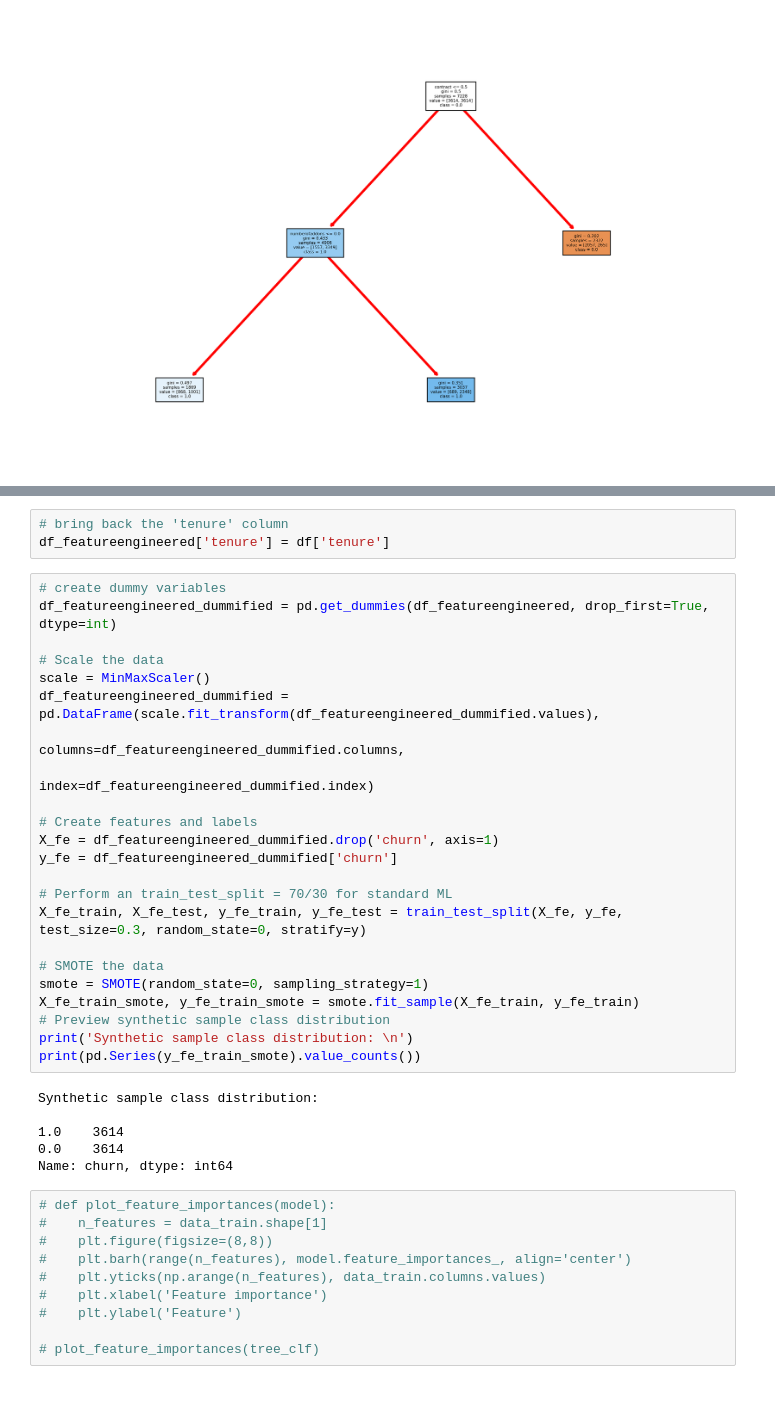
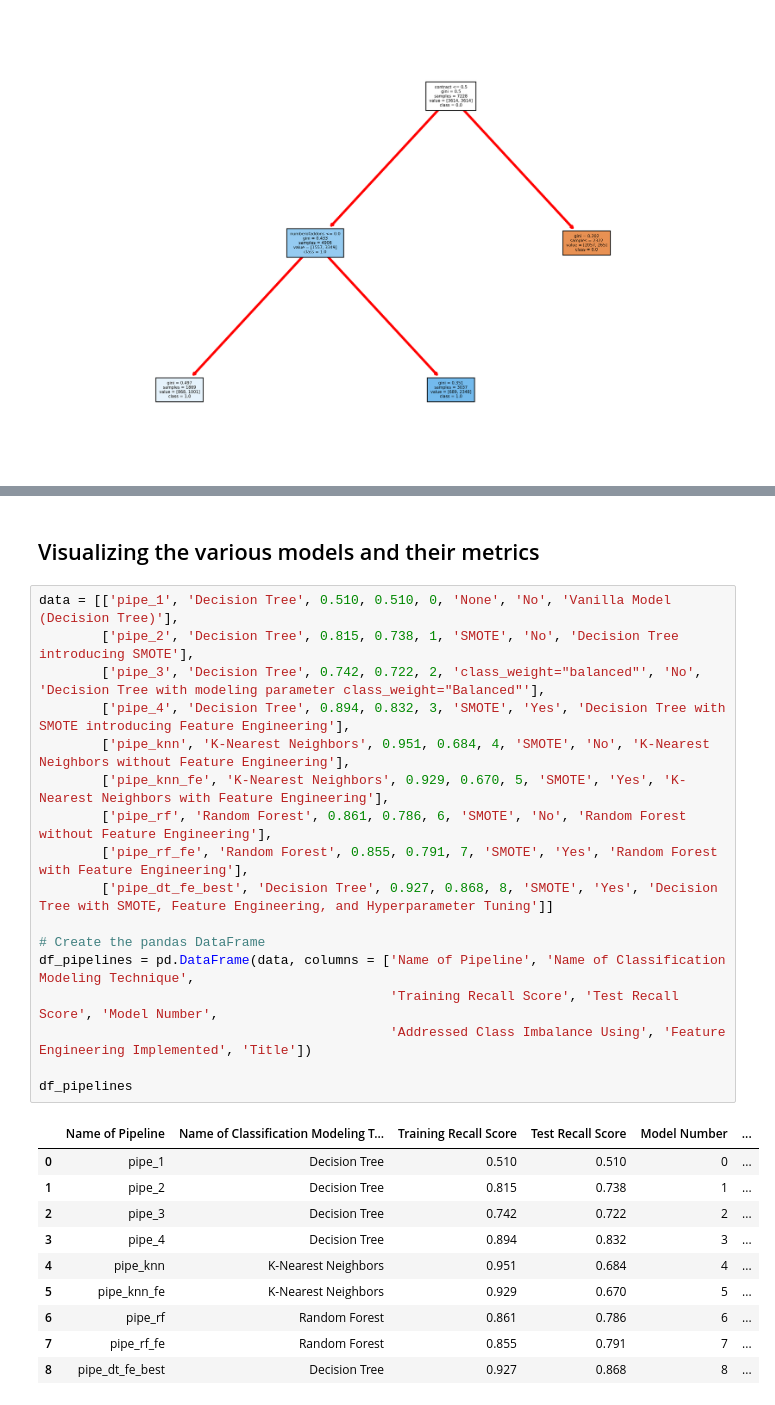
Before and after one commit to mattielips/customer-retention-modeling, a Jupyter notebook: Modeling.ipynb, the cells around one changed output, grey strips where cells are left out. Saved outputs shown, nothing was run; the diff lists cells and outputs as text.

```diff
--- a/Modeling.ipynb
+++ b/Modeling.ipynb
@@ -952,42 +652,30 @@ Testing F1-Score:  0.613
-# %%
-# bring back the 'tenure' column
-df_featureengineered['tenure'] = df['tenure']
-# %%
-# create dummy variables
-df_featureengineered_dummified = pd.get_dummies(df_featureengineered, drop_first=True, dtype=int)
-
-# Scale the data
-scale = MinMaxScaler()
-df_featureengineered_dummified = pd.DataFrame(scale.fit_transform(df_featureengineered_dummified.values),
-                                              columns=df_featureengineered_dummified.columns,
-                                              index=df_featureengineered_dummified.index)
-
-# Create features and labels
-X_fe = df_featureengineered_dummified.drop('churn', axis=1)
-y_fe = df_featureengineered_dummified['churn']
-
-# Perform an train_test_split = 70/30 for standard ML
-X_fe_train, X_fe_test, y_fe_train, y_fe_test = train_test_split(X_fe, y_fe, test_size=0.3, random_state=0, stratify=y)
-
-# SMOTE the data
-smote = SMOTE(random_state=0, sampling_strategy=1)
-X_fe_train_smote, y_fe_train_smote = smote.fit_sample(X_fe_train, y_fe_train)
-# Preview synthetic sample class distribution
-print('Synthetic sample class distribution: \n')
-print(pd.Series(y_fe_train_smote).value_counts())
-# %% [output]
-Synthetic sample class distribution:
-
-1.0    3614
-0.0    3614
-Name: churn, dtype: int64
-# %%
-# def plot_feature_importances(model):
-#    n_features = data_train.shape[1]
-#    plt.figure(figsize=(8,8))
-#    plt.barh(range(n_features), model.feature_importances_, align='center')
-#    plt.yticks(np.arange(n_features), data_train.columns.values)
-#    plt.xlabel('Feature importance')
-#    plt.ylabel('Feature')
-
-# plot_feature_importances(tree_clf)
+# %% [markdown]
+## Visualizing the various models and their metrics
+# %%
+data = [['pipe_1', 'Decision Tree', 0.510, 0.510, 0, 'None', 'No', 'Vanilla Model (Decision Tree)'],
+        ['pipe_2', 'Decision Tree', 0.815, 0.738, 1, 'SMOTE', 'No', 'Decision Tree introducing SMOTE'],
+        ['pipe_3', 'Decision Tree', 0.742, 0.722, 2, 'class_weight="balanced"', 'No', 'Decision Tree with modeling parameter class_weight="Balanced"'],
+        ['pipe_4', 'Decision Tree', 0.894, 0.832, 3, 'SMOTE', 'Yes', 'Decision Tree with SMOTE introducing Feature Engineering'],
+        ['pipe_knn', 'K-Nearest Neighbors', 0.951, 0.684, 4, 'SMOTE', 'No', 'K-Nearest Neighbors without Feature Engineering'],
+        ['pipe_knn_fe', 'K-Nearest Neighbors', 0.929, 0.670, 5, 'SMOTE', 'Yes', 'K-Nearest Neighbors with Feature Engineering'],
+        ['pipe_rf', 'Random Forest', 0.861, 0.786, 6, 'SMOTE', 'No', 'Random Forest without Feature Engineering'],
+        ['pipe_rf_fe', 'Random Forest', 0.855, 0.791, 7, 'SMOTE', 'Yes', 'Random Forest with Feature Engineering'],
+        ['pipe_dt_fe_best', 'Decision Tree', 0.927, 0.868, 8, 'SMOTE', 'Yes', 'Decision Tree with SMOTE, Feature Engineering, and Hyperparameter Tuning']]
+
+# Create the pandas DataFrame
+df_pipelines = pd.DataFrame(data, columns = ['Name of Pipeline', 'Name of Classification Modeling Technique',
+                                             'Training Recall Score', 'Test Recall Score', 'Model Number',
+                                             'Addressed Class Imbalance Using', 'Feature Engineering Implemented', 'Title'])
+
+df_pipelines
+# %% [output]
+|  | Name of Pipeline | Name of Classification Modeling T... | Training Recall Score | Test Recall Score | Model Number | ... |
+| 0 | pipe_1 | Decision Tree | 0.510 | 0.510 | 0 | ... |
+| 1 | pipe_2 | Decision Tree | 0.815 | 0.738 | 1 | ... |
+| 2 | pipe_3 | Decision Tree | 0.742 | 0.722 | 2 | ... |
+| 3 | pipe_4 | Decision Tree | 0.894 | 0.832 | 3 | ... |
+| 4 | pipe_knn | K-Nearest Neighbors | 0.951 | 0.684 | 4 | ... |
+| 5 | pipe_knn_fe | K-Nearest Neighbors | 0.929 | 0.670 | 5 | ... |
+| 6 | pipe_rf | Random Forest | 0.861 | 0.786 | 6 | ... |
+| 7 | pipe_rf_fe | Random Forest | 0.855 | 0.791 | 7 | ... |
+| 8 | pipe_dt_fe_best | Decision Tree | 0.927 | 0.868 | 8 | ... |
```
Also changed, not shown: parts of 27 cells of this notebook, 2 other files.
